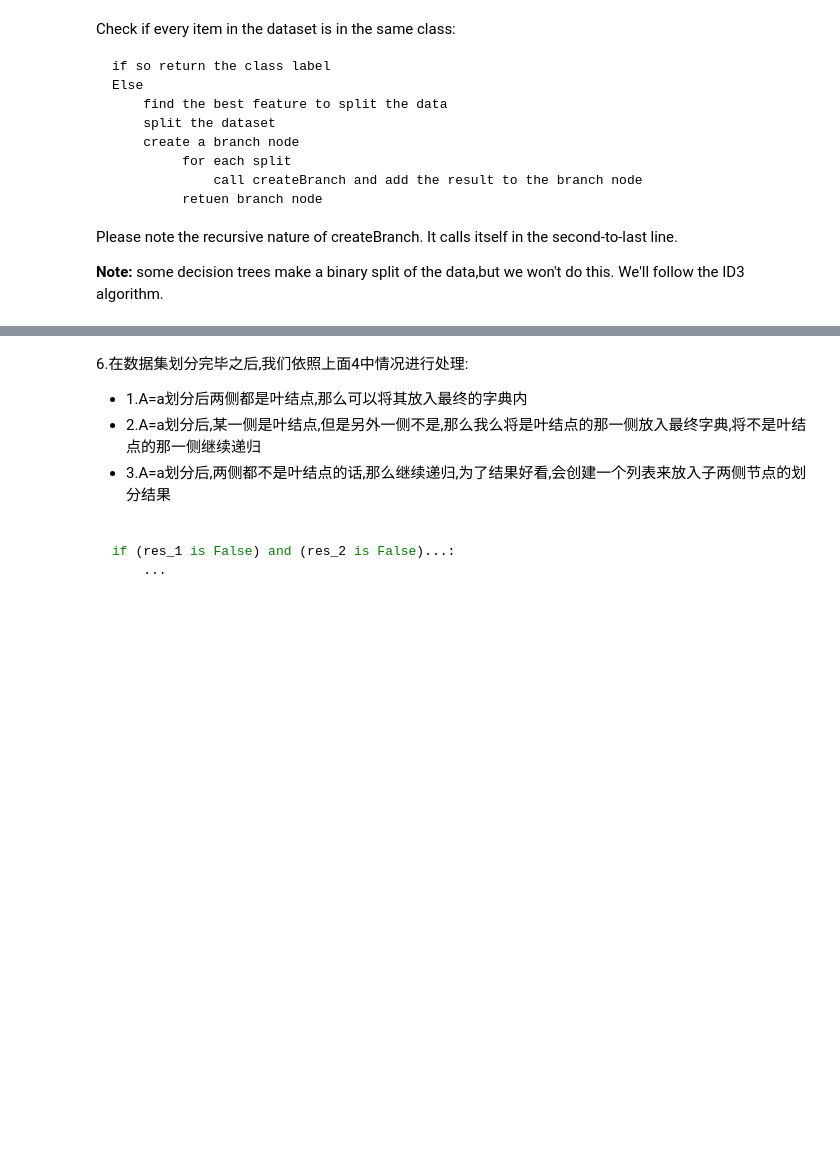
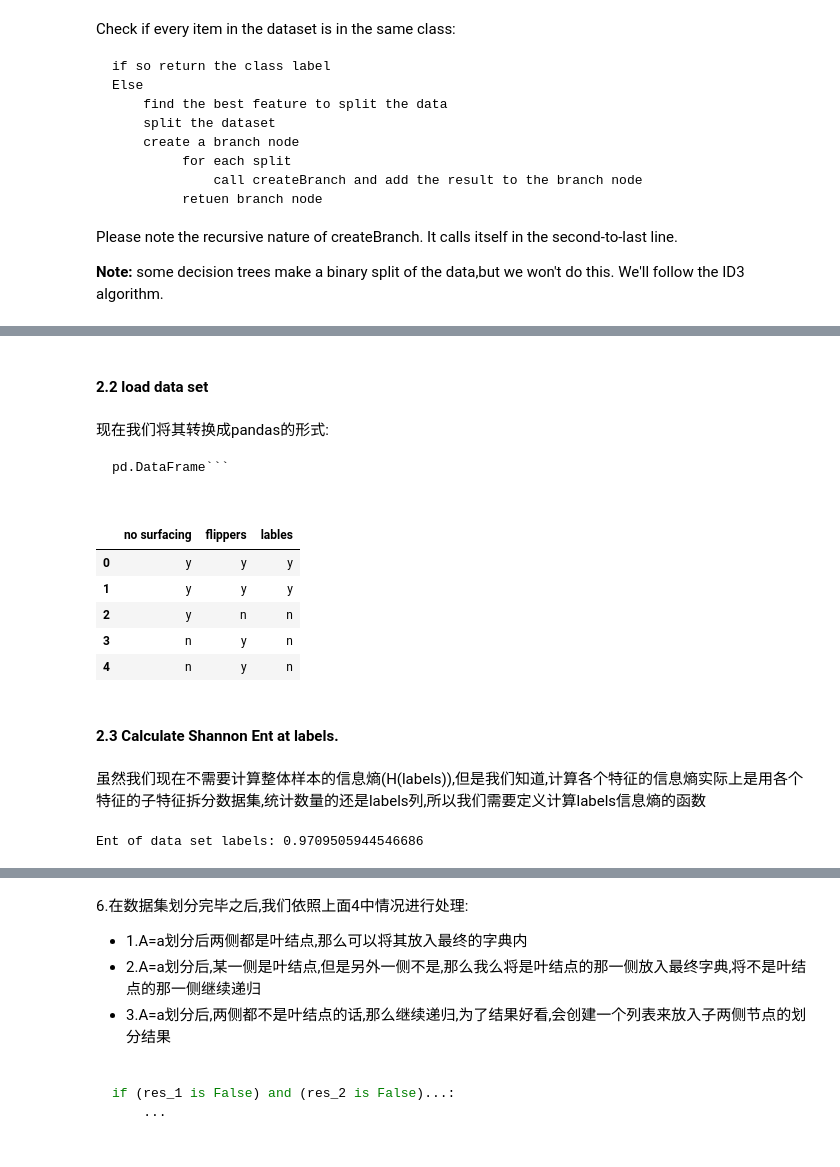
Before and after one commit to Heyra-Joker/Classic_machine_learning, a Jupyter notebook: 2-Decision Trees.ipynb, the cells around one changed output, grey strips where cells are left out. Drawn from its saved outputs; the diff is of its cells as text; code cells hidden in the pictures; blank space fills up the shorter version.

Commit message:
modiflied Decision Trees

````diff
--- a/2-Decision Trees.ipynb
+++ b/2-Decision Trees.ipynb
@@ -285,5 +53,0 @@ majority vote.
-# %%
-dataSet = [[1, 1, 'yes'], [1, 1, 'yes'], [1, 0, 'no'], [0, 1, 'yes'], [0, 1, 'no']]
-labels = ['no surfacing', 'flippers']
-myTree = createTree(dataSet,labels)
-print(myTree)
@@ -295,5 +53,0 @@ best feature can't split dataset
-# %%
-dataSet = [[1, 1, 'yes'], [1, 0, 'yes'], [1, 0, 'no'], [0, 1, 'yes'], [0, 1, 'no']]
-labels = ['no surfacing', 'flippers']
-myTree = createTree(dataSet,labels)
-print(myTree)
@@ -366,0 +107,46 @@ CART生成算法
+# %% [markdown]
+#### 2.2 load data set
+# %%
+def loadDataset():
+    """
+    Load dataset
+
+    Returns:
+    -------
+        dataSet: data set
+        labels: data label
+    Note:
+    ----
+        y: yes
+        n: no
+        last columns is labels.
+    """
+    dataSet = [['y','y','y'],
+              ['y','y',"y"],
+              ['y','n',"n"],
+              ['n','y',"n"],
+              ['n','y',"n"]]
+    labels = ['no surfacing','flippers','lables']
+
+    return dataSet,labels
+# %%
+dataSet,labels = loadDataset()
+# %% [markdown]
+现在我们将其转换成pandas的形式:
+
+```python
+pd.DataFrame```
+# %%
+data = pd.DataFrame(dataSet,columns=labels)
+data
+# %% [output]
+|  | no surfacing | flippers | lables |
+| 0 | y | y | y |
+| 1 | y | y | y |
+| 2 | y | n | n |
+| 3 | n | y | n |
+| 4 | n | y | n |
+# %% [markdown]
+#### 2.3  Calculate Shannon Ent at labels.
+# %% [markdown]
+虽然我们现在不需要计算整体样本的信息熵(H(labels)),但是我们知道,计算各个特征的信息熵实际上是用各个特征的子特征拆分数据集,统计数量的还是labels列,所以我们需要定义计算labels信息熵的函数
@@ -366,0 +181,5 @@ CART生成算法
+# %%
+Ent_H_y = calcShannonEnt_labels(data)
+print('Ent of data set labels:',Ent_H_y)
+# %% [output]
+Ent of data set labels: 0.9709505944546686
````
Also changed, not shown: parts of 56 cells of this notebook.
